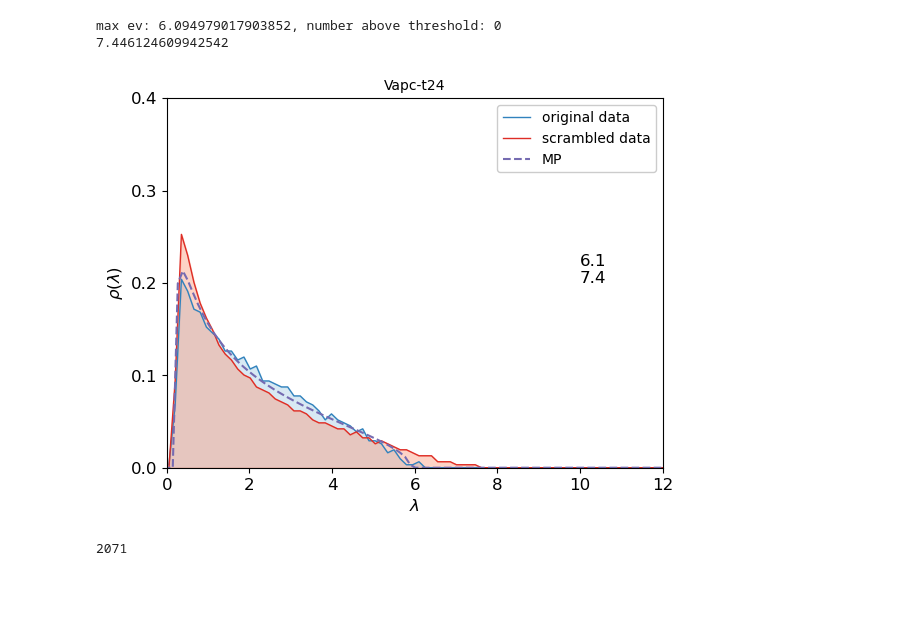
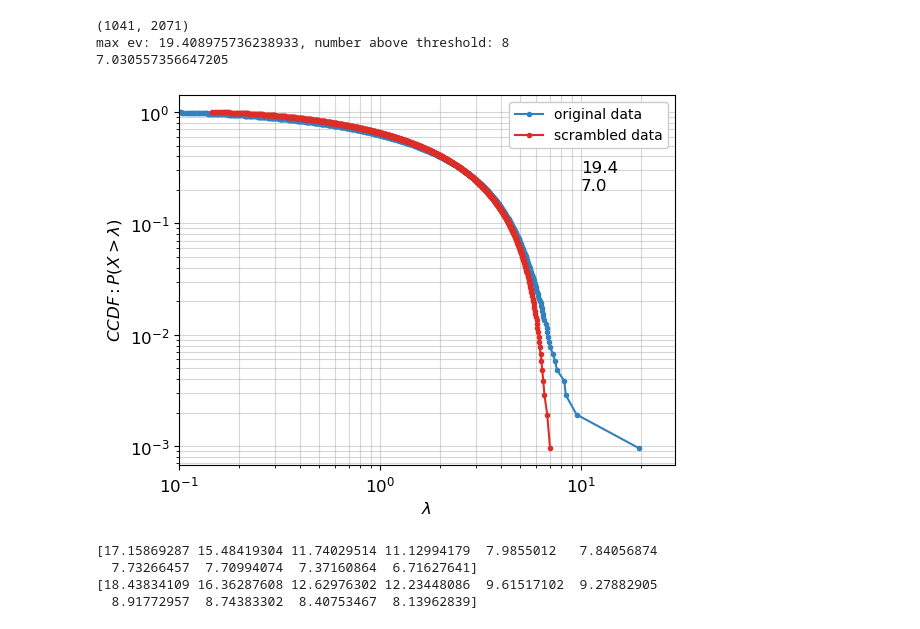
Before and after one commit to alongutf/dysregulated-persistence, a Jupyter notebook: scripts/test.ipynb, the cells around one changed output. Drawn from its saved outputs; the diff is of its cells as text; code cells hidden in the pictures; blank space fills up the shorter version.

```diff
--- a/scripts/test.ipynb
+++ b/scripts/test.ipynb
@@ -1,6 +1,6 @@
 # %%
 import src.analysis_functions as af
-import src.data_functions as df
+import src.data_functions as data_func
 import matplotlib.pyplot as plt
 import numpy as np
 import os
@@ -10,13 +10,13 @@ import importlib
 
 
 importlib.reload(af)
-importlib.reload(df)
+importlib.reload(data_func)
 
 fsize=12
 
 def get_data_for_plot(path, norm=True, log=False, norm_method='sum', norm_sum=1):
     # get annotated matrix from file
-    amat = df.read_from_csv(path)
+    amat = data_func.read_from_csv(path)
     # calculate the eigenvalues and plot:
     # remove tracker genes from the matrix
     t_genes = ['16s_mature', '16s_unprocessed']
@@ -25,8 +25,8 @@ def get_data_for_plot(path, norm=True, log=False, norm_method='sum', norm_sum=1)
     # filter the genes
     amat.filtered_var[np.array(index).astype(int)] = False
     m = amat.get_filtered_matrix().m
-    pcs, pcs1, m = af.get_eig_dist(m, norm=norm, log=log, norm_method=norm_method, norm_sum=norm_sum)
-    return pcs, pcs1, m.shape[0], m
+    pcs, pcs1, fraction_non_zeros = af.get_eig_dist(m, norm=norm, log=log, norm_method=norm_method, norm_sum=norm_sum)
+    return pcs, pcs1, m.shape[0], fraction_non_zeros
 
 def plot_eigvals(ax, pcs, pcs1, N, x_max, y_max, n_bins, x_label=True, y_label=True):
     # plot the eigenvalue distribution of the normalized filtered matrix
@@ -61,47 +61,85 @@ def plot_eigvals(ax, pcs, pcs1, N, x_max, y_max, n_bins, x_label=True, y_label=T
         ax.set_ylabel(r"$\rho(\lambda)$", fontsize=fsize)
     ax.set_ylim(0, y_max)
     ax.set_xlim(0, x_max)
     # set x_ticks with difference of 2
     ax.set_xticks(np.arange(0, (x_max // 2) * 2 + 2, 2))
     # set y_ticks with difference of 0.1
     ax.set_yticks(np.arange(0, (y_max // 0.1) * 0.1 + 0.1, 0.1))
     ax.legend(facecolor='white', framealpha=1, fontsize=fsize-2, loc='upper right')
     # set the font size of the ticks
     ax.tick_params(axis='both', which='major', labelsize=fsize)
 
+def plot_eigvals_ccdf(ax, pcs, pcs1, N, x_label=True, y_label=True):
+        # plot the eigenvalue distribution of the normalized filtered matrix
+    # define limits and bin number
+    pcs = pcs[pcs > 0]
+    pcs1 = pcs1[pcs1 > 0]
+    p = len(pcs)
+    if p != len(pcs1):
+        print('pcs1 must have same length as pcs')
+    # 1. Sort the data in ascending order
+    pcs = np.sort(pcs)
+    pcs1 = np.sort(pcs1)
+
+    # 2. Calculate the CDF values (from 1/N to 1)
+    # n is the number of data points
+    cdf = np.arange(1, p + 1) / p
+    # 3. Calculate the CCDF (1 - CDF)
+    ccdf = 1 - cdf + (1/p)
+
+    # 4. Plotting
+    ax.loglog(pcs, ccdf, marker='.', linestyle='-',color='#3182bd', label='original data')
+    ax.loglog(pcs1, ccdf, marker='.',linestyle='-', color='#de2d26', label='scrambled data')
+    ax.grid(True, which="both", ls="-", alpha=0.5)
+
+    ax.set_xlim(1e-1, np.max(pcs)+10)
+    # labels and limits
+    if x_label:
+        ax.set_xlabel("$\lambda$", fontsize=fsize)
+    if y_label:
+        ax.set_ylabel(r"$CCDF: P(X>\lambda)$", fontsize=fsize)
+
+    ax.legend(facecolor='white', framealpha=1, fontsize=fsize-2, loc='upper right')
+    # set the font size of the ticks
+    ax.tick_params(axis='both', which='major', labelsize=fsize)
+
+
 nbins = 81
-x_max = 12
-y_max = 0.4
+x_max = 20
+y_max = 0.3
 fig, ax = plt.subplots()
 # plot individual distributions
 norm = True
 log = False
 norm_method = 'sum'
 norm_sum = 1
 # set style to default
 plt.style.use('default')
 plt.rcParams.update({'font.size': fsize})
 # create grid of experimental results
 # subplot 1
 # get annotated matrix from file
 root_dir = r"C:\Users\owner\Documents\Projects\dysregulated-persistence"
-file_name = 'sample_15a_filtered.csv'
+file_name = 'sample_2b_filtered.csv'
 path = os.path.join(root_dir,'data_for_paper', file_name)
-pcs, pcs1, N, m = get_data_for_plot(path, norm=norm, log=log, norm_method=norm_method, norm_sum=norm_sum)
-ax.set_title('Vapc-t24', fontsize=fsize-2)
+pcs, pcs1, N, fraction = get_data_for_plot(path, norm=norm, log=log, norm_method=norm_method, norm_sum=norm_sum)
 ax.text(10,0.2,f'{np.max(pcs):.1f}\n{np.max(pcs1):.1f}')
-plot_eigvals(ax,pcs, pcs1, N, x_max, y_max, nbins)
+plot_eigvals_ccdf(ax,pcs, pcs1, N)
 print(f'max ev: {np.max(pcs)}, number above threshold: {sum(pcs>np.max(pcs1))}')
 print(np.max(pcs1))
 # %% [output]
-max ev: 6.094979017903852, number above threshold: 0
-7.446124609942542
+(1041, 2071)
+max ev: 19.408975736238933, number above threshold: 8
+7.030557356647205
-[figure, old version]
+[figure, new version]
 # %%
-
-len(pcs)
+print(pcs[:10])
+print(pcs1[:10])
 # %% [output]
-2071
+[17.15869287 15.48419304 11.74029514 11.12994179  7.9855012   7.84056874
+  7.73266457  7.70994074  7.37160864  6.71627641]
+[18.43834109 16.36287608 12.62976302 12.23448086  9.61517102  9.27882905
+  8.91772957  8.74383302  8.40753467  8.13962839]
 # %%
 import pandas as pd
 import numpy as np
```
Also changed, not shown: parts of 8 cells of this notebook, 4 other files.
